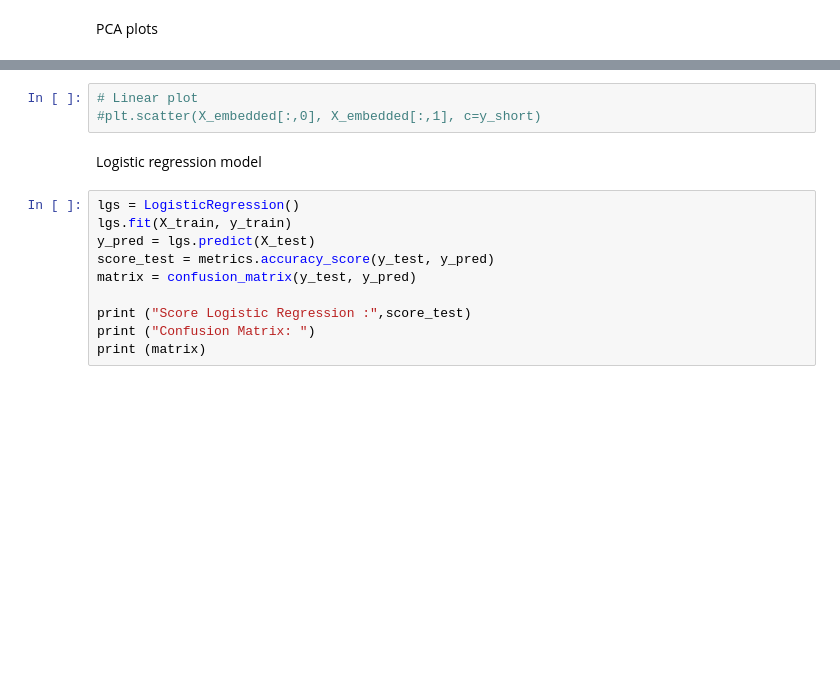
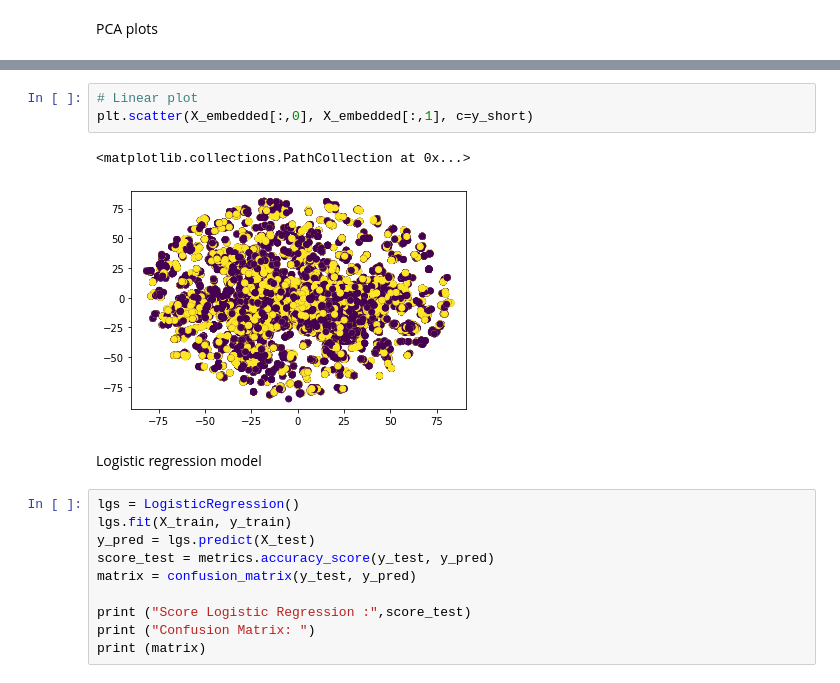
Before and after one commit to Aldair2202/Dissertation, a Jupyter notebook: Solution/Prototype1.ipynb, the cells around one changed output, grey strips where cells are left out. Cells and saved outputs as stored; diff of their text form; blank space fills up the shorter version.

```diff
--- a/Solution/Prototype1.ipynb
+++ b/Solution/Prototype1.ipynb
@@ -208,6 +226,9 @@ plt.scatter(X_PCA[:,0], X_PCA[:,1], c=y_short)
 # %%
 # Linear plot
-#plt.scatter(X_embedded[:,0], X_embedded[:,1], c=y_short)
+plt.scatter(X_embedded[:,0], X_embedded[:,1], c=y_short)
+# %% [output]
+<matplotlib.collections.PathCollection at 0x...>
+[figure, added]
 # %% [markdown]
 Logistic regression model
 # %%
```
Also changed, not shown: parts of 18 cells of this notebook.
